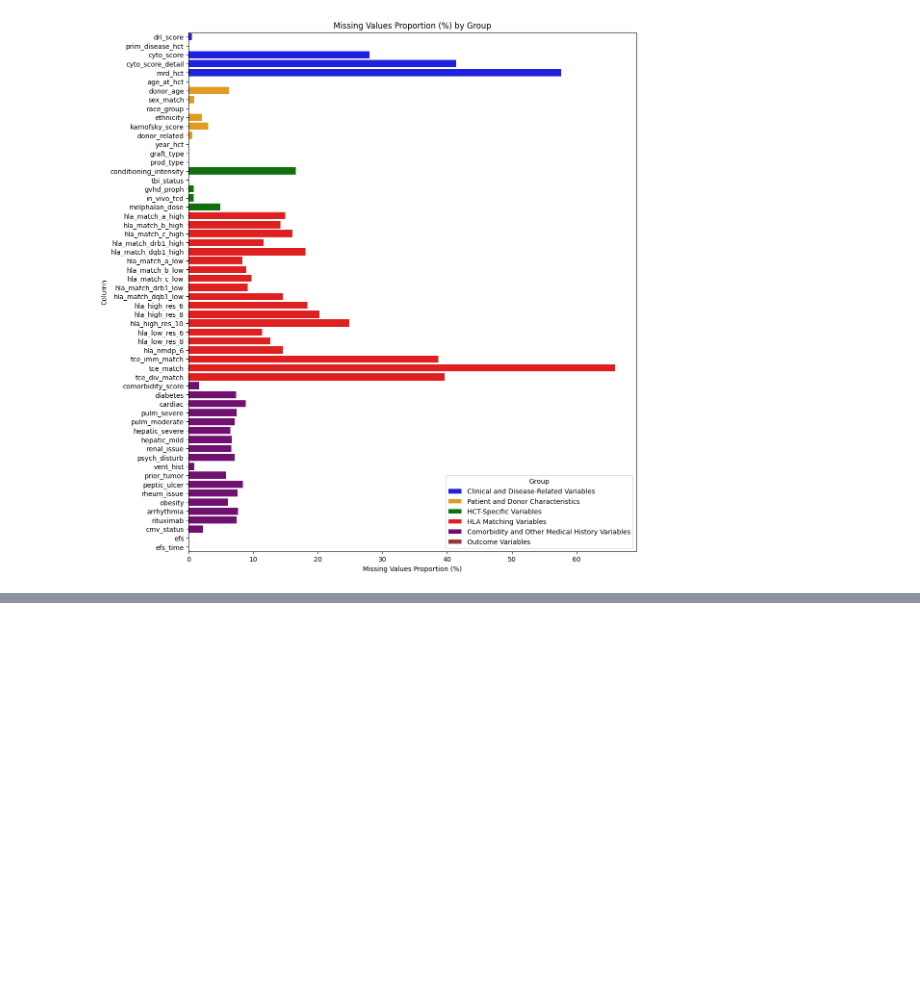
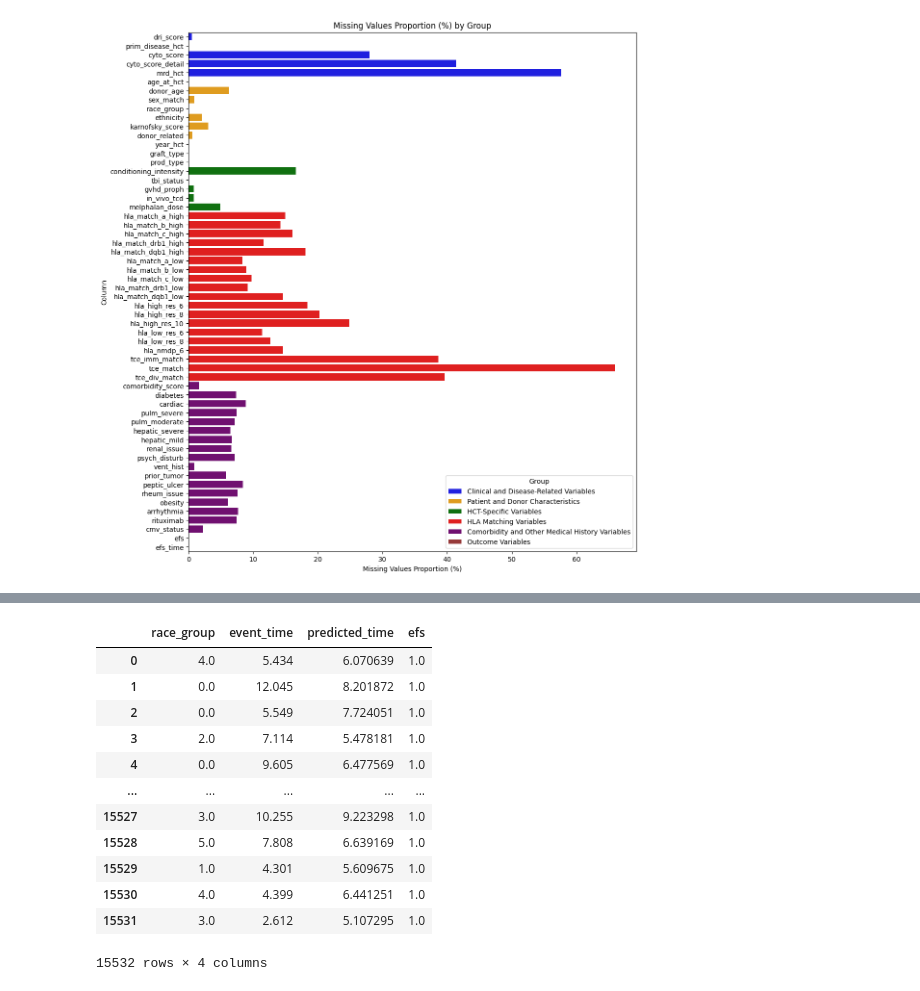
Before and after one commit to SangGold97/HCT, a Jupyter notebook: EDA.ipynb, the cells around one changed output, grey strips where cells are left out. Cells and saved outputs as stored; diff of their text form; code cells hidden in the pictures; blank space fills up the shorter version.

```diff
--- a/EDA.ipynb
+++ b/EDA.ipynb
@@ -259,7 +195,0 @@ rsf.fit(X_train, np.array(list(zip(event_train, y_train)),
-# %%
-# Python
-from sksurv.ensemble import GradientBoostingSurvivalAnalysis
-
-gbsa = GradientBoostingSurvivalAnalysis(n_estimators=100, random_state=42)
-gbsa.fit(X_train, np.array(list(zip(event_train, y_train)),
-                              dtype=[('bool', bool), ('float', float)]))
@@ -323,20 +195,0 @@ print("Mean C-index:", np.mean(c_indices))
-# %%
-# Python
-from sklearn.model_selection import GridSearchCV
-
-# Example with RSF
-param_grid = {
-    'n_estimators': [50, 100, 200],
-    'max_depth': [None, 5, 10],
-    'min_samples_split': [2, 5, 10]
-}
-
-gcv = GridSearchCV(RandomSurvivalForest(random_state=42),
-                   param_grid,
-                   cv=cv,
-                   scoring='neg_log_rank_score') # Or a custom C-index scorer
-gcv.fit(X_train, np.array(list(zip(event_train, y_train)),
-                              dtype=[('bool', bool), ('float', float)]))
-
-print("Best parameters:", gcv.best_params_)
-print("Best C-index:", gcv.best_score_)
@@ -387,0 +464,19 @@ This comprehensive guide should provide you with a strong foundation for tacklin
+# %%
+df_score = pd.DataFrame([
+    groups_all, y_true_all, y_pred_all, y_pred_event_all
+], index=['race_group', 'event_time', 'predicted_time', 'efs']).T
+df_score
+# %% [output]
+|  | race_group | event_time | predicted_time | efs |
+| 0 | 4.0 | 5.434 | 6.070639 | 1.0 |
+| 1 | 0.0 | 12.045 | 8.201872 | 1.0 |
+| 2 | 0.0 | 5.549 | 7.724051 | 1.0 |
+| 3 | 2.0 | 7.114 | 5.478181 | 1.0 |
+| 4 | 0.0 | 9.605 | 6.477569 | 1.0 |
+| ... | ... | ... | ... | ... |
+| 15527 | 3.0 | 10.255 | 9.223298 | 1.0 |
+| 15528 | 5.0 | 7.808 | 6.639169 | 1.0 |
+| 15529 | 1.0 | 4.301 | 5.609675 | 1.0 |
+| 15530 | 4.0 | 4.399 | 6.441251 | 1.0 |
+| 15531 | 3.0 | 2.612 | 5.107295 | 1.0 |
+15532 rows × 4 columns
```
Also changed, not shown: parts of 28 cells of this notebook.
